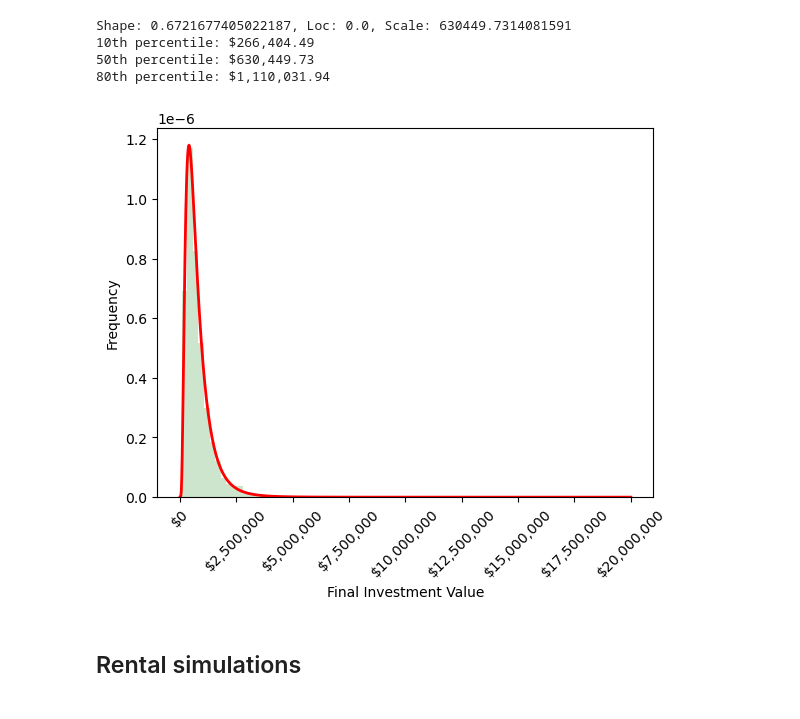
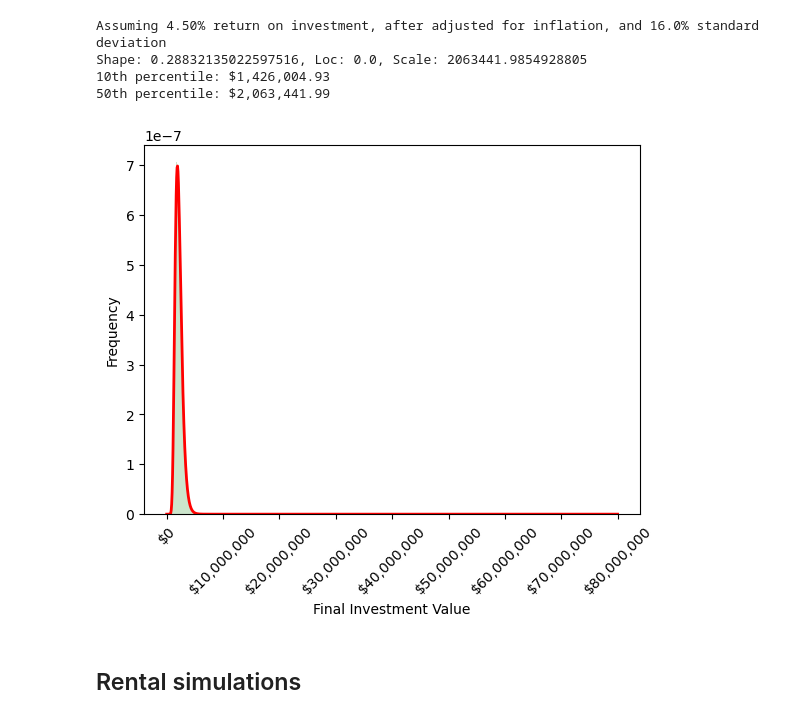
Before and after one commit to NguyenVu06/personal-finance, a Jupyter notebook: projection_notebook.ipynb, the cells around one changed output. Saved outputs shown, nothing was run; the diff lists cells and outputs as text; code cells hidden in the pictures.

```diff
--- a/projection_notebook.ipynb
+++ b/projection_notebook.ipynb
@@ -4,14 +4,14 @@ import matplotlib.pyplot as plt
 # %%
 
 # Constants - These are based on historical S&P 500 data
-AVERAGE_RETURN = 0.09  # This is the nominal return
-INFLATION_RATE = 0.03  # This is the inflation rate
+AVERAGE_RETURN = 0.08  # This is the nominal return
+INFLATION_RATE = 0.035  # This is the inflation rate
 REAL_RETURN = AVERAGE_RETURN - INFLATION_RATE  # This is the real return, adjusted for inflation
-STANDARD_DEVIATION = 0.20
-NUM_SIMULATIONS = 5000
-NUM_YEARS = 20
-INITIAL_INVESTMENT = 100000
-MONTHLY_CONTRIBUTION = 1000
+STANDARD_DEVIATION = 0.16
+NUM_SIMULATIONS = 10000
+NUM_YEARS = 5
+INITIAL_INVESTMENT = 1_050_000
+MONTHLY_CONTRIBUTION = 12000
 
 
 
@@ -24,40 +24,41 @@ def simulate_investment(final_investment, num_years, real_return, standard_devia
             final_investment += monthly_contribution*(1+INFLATION_RATE)
         year += 1
     return final_investment
 
 # Perform the simulations
 simulations = []
 for _ in range(NUM_SIMULATIONS):
     final_investment = simulate_investment(INITIAL_INVESTMENT, NUM_YEARS, REAL_RETURN, STANDARD_DEVIATION, MONTHLY_CONTRIBUTION)
     simulations.append(final_investment)
 
 
 #fit an log normal distribution to the simulations data
 from scipy.stats import lognorm
 shape, loc, scale = lognorm.fit(simulations, floc=0)
+print(f"Assuming {REAL_RETURN*100:.2f}% return on investment, after adjusted for inflation, and {STANDARD_DEVIATION*100}% standard deviation")
 print(f"Shape: {shape}, Loc: {loc}, Scale: {scale}")
 #calculate the 10th and 90th percentile
 print(f"10th percentile: ${lognorm.ppf(0.1, shape, loc=loc, scale=scale):,.2f}")
 print(f"50th percentile: ${lognorm.ppf(0.5, shape, loc=loc, scale=scale):,.2f}")
-print(f"80th percentile: ${lognorm.ppf(0.8, shape, loc=loc, scale=scale):,.2f}")
+# print(f"80th percentile: ${lognorm.ppf(0.8, shape, loc=loc, scale=scale):,.2f}")
 
 #graph the distribution on the simulations data
-x = np.linspace(0, 20_000_000, 1000)
+x = np.linspace(0, 80_000_000, 1000)
 plt.hist(simulations, bins=50, density=True, alpha=0.2, color='g')
 plt.plot(x, lognorm.pdf(x, shape, loc=loc, scale=scale), 'r', linewidth=2)
 plt.xlabel('Final Investment Value')
 plt.ylabel('Frequency')
 #conver x axis to dolar amounts
 plt.gca().get_xaxis().set_major_formatter(plt.FuncFormatter(lambda x, loc: "${:,}".format(int(x))))
 #rotate x axis labels
 plt.xticks(rotation=45)
 plt.show()
 # %% [output]
-Shape: 0.6721677405022187, Loc: 0.0, Scale: 630449.7314081591
-10th percentile: $266,404.49
-50th percentile: $630,449.73
-80th percentile: $1,110,031.94
+Assuming 4.50% return on investment, after adjusted for inflation, and 16.0% standard deviation
+Shape: 0.28832135022597516, Loc: 0.0, Scale: 2063441.9854928805
+10th percentile: $1,426,004.93
+50th percentile: $2,063,441.99
-[figure, old version]
+[figure, new version]
 # %% [markdown]
 ## Rental simulations
 # %%
```
Also changed, not shown: parts of 2 cells of this notebook, 1 other file.
